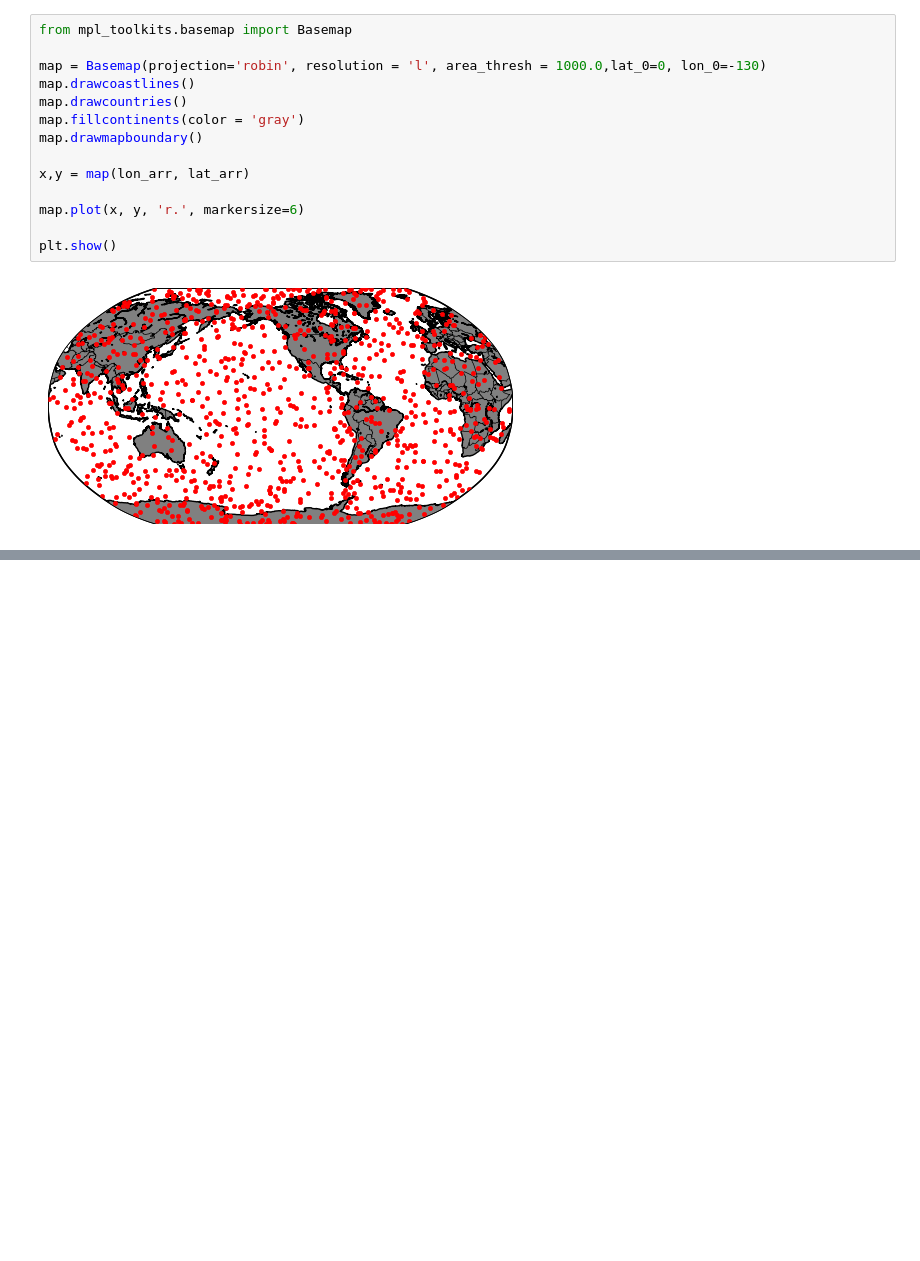
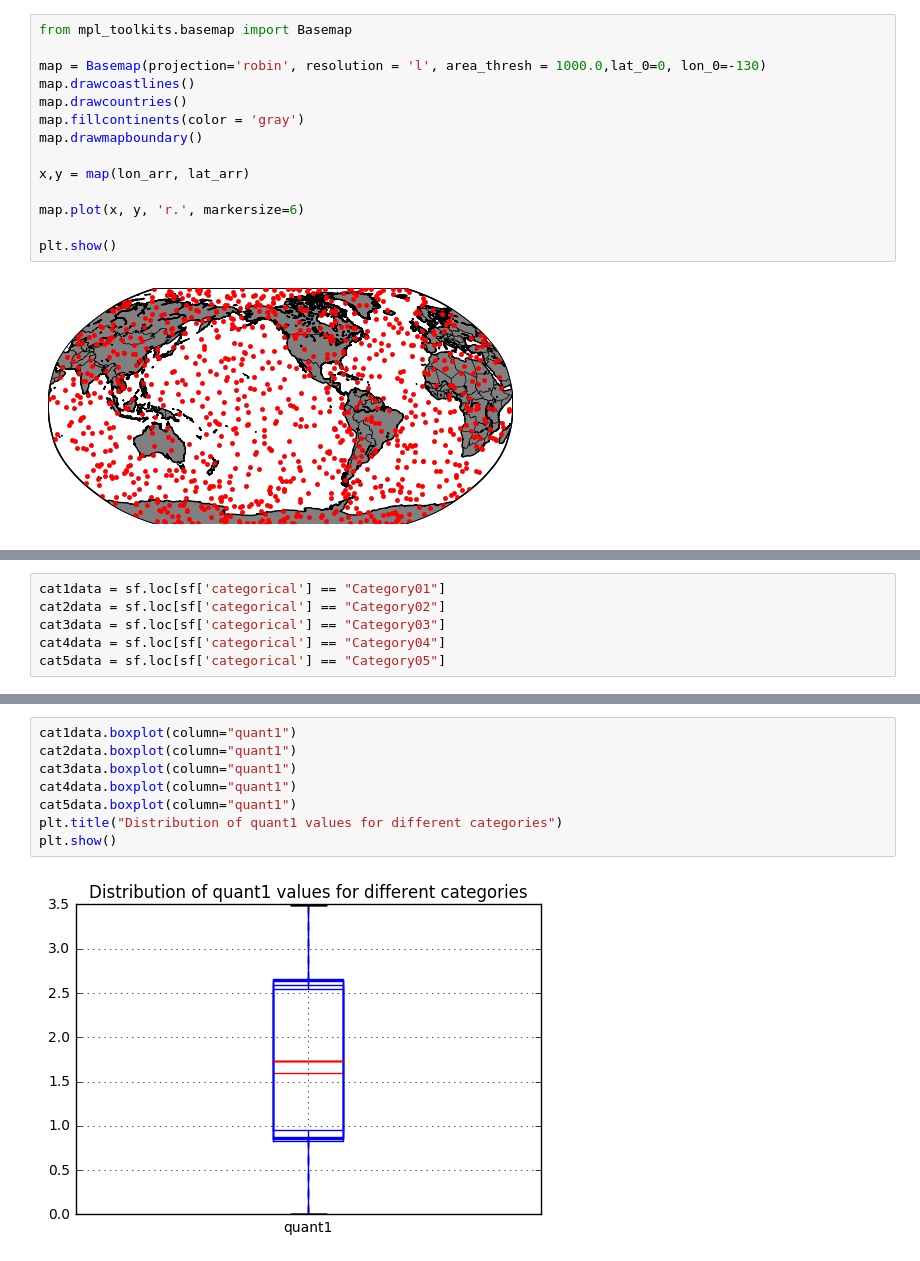
Before and after one commit to ariansacct/project-spring2017, a Jupyter notebook: part3/component3.ipynb, the cells around one changed output, grey strips where cells are left out. Saved outputs shown, nothing was run; the diff lists cells and outputs as text; blank space fills up the shorter version.

Commit message:
Added analysis of the categories. Next is to put all these in a function.

```diff
--- a/part3/component3.ipynb
+++ b/part3/component3.ipynb
@@ -142,0 +154,6 @@ plt.show()
+# %%
+cat1data = sf.loc[sf['categorical'] == "Category01"]
+cat2data = sf.loc[sf['categorical'] == "Category02"]
+cat3data = sf.loc[sf['categorical'] == "Category03"]
+cat4data = sf.loc[sf['categorical'] == "Category04"]
+cat5data = sf.loc[sf['categorical'] == "Category05"]
@@ -142,0 +169,10 @@ plt.show()
+# %%
+cat1data.boxplot(column="quant1")
+cat2data.boxplot(column="quant1")
+cat3data.boxplot(column="quant1")
+cat4data.boxplot(column="quant1")
+cat5data.boxplot(column="quant1")
+plt.title("Distribution of quant1 values for different categories")
+plt.show()
+# %% [output]
+[figure, added]
```
Also changed, not shown: parts of 6 cells of this notebook.
